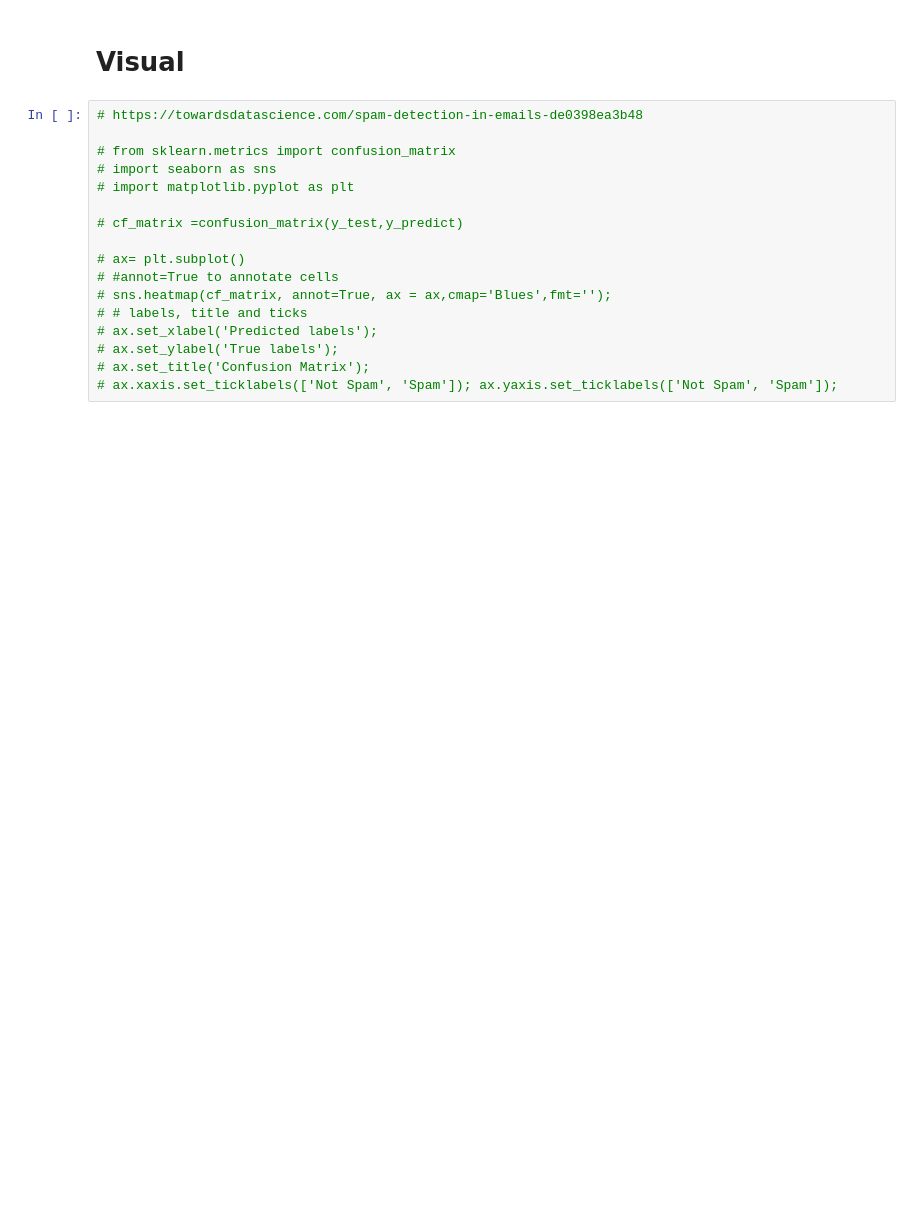
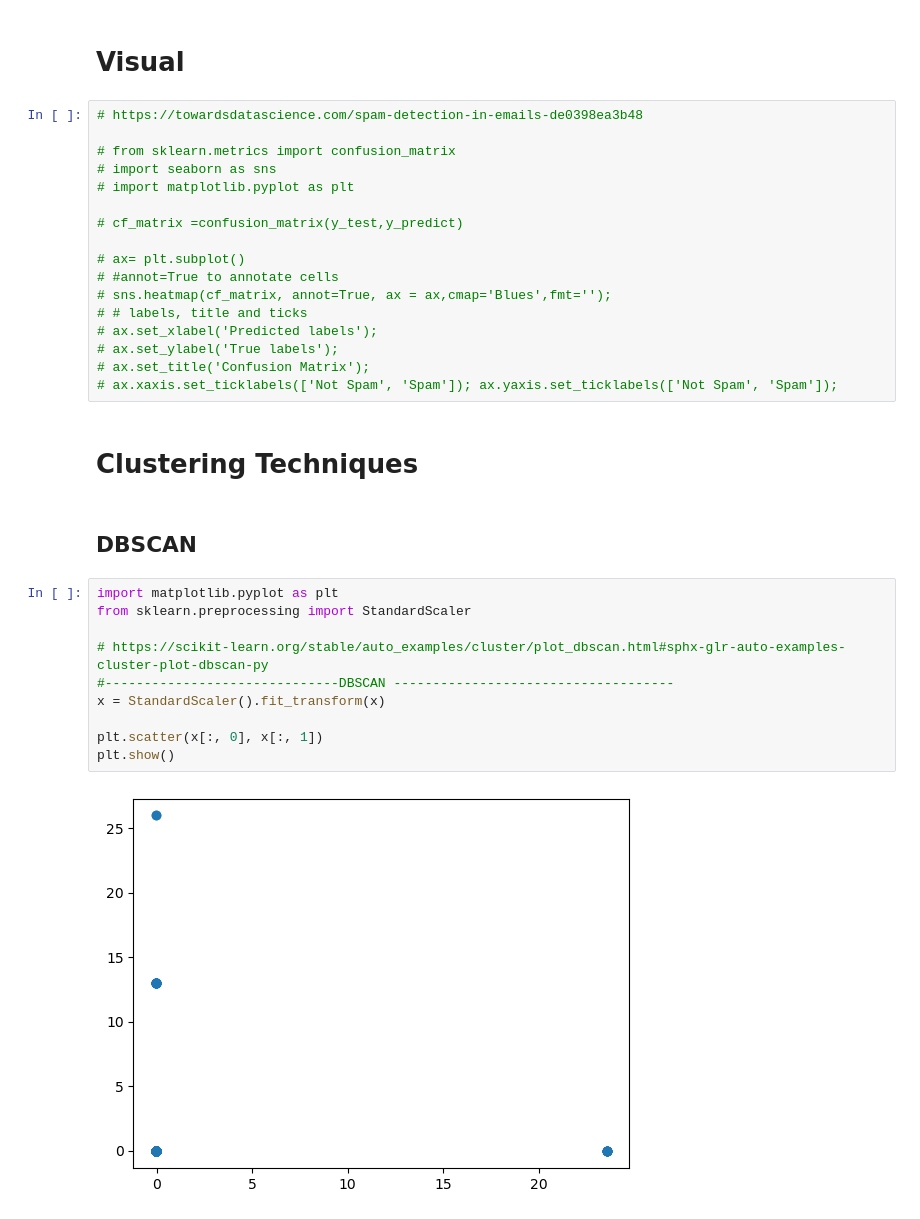
Before and after one commit to brepowell/Spam-Classifier, a Jupyter notebook: spam-classifier.ipynb, the cells around one changed output. Drawn from its saved outputs; the diff is of its cells as text; blank space fills up the shorter version.

```diff
--- a/spam-classifier.ipynb
+++ b/spam-classifier.ipynb
@@ -294,3 +296,19 @@ y_predict = model.predict(x_test)
 # ax.set_ylabel('True labels');
 # ax.set_title('Confusion Matrix');
 # ax.xaxis.set_ticklabels(['Not Spam', 'Spam']); ax.yaxis.set_ticklabels(['Not Spam', 'Spam']);
+# %% [markdown]
+# Clustering Techniques
+# %% [markdown]
+## DBSCAN
+# %%
+import matplotlib.pyplot as plt
+from sklearn.preprocessing import StandardScaler
+
+# https://scikit-learn.org/stable/auto_examples/cluster/plot_dbscan.html#sphx-glr-auto-examples-cluster-plot-dbscan-py
+#------------------------------DBSCAN ------------------------------------
+x = StandardScaler().fit_transform(x)
+
+plt.scatter(x[:, 0], x[:, 1])
+plt.show()
+# %% [output]
+[figure, added]
```
Also changed, not shown: parts of 11 cells of this notebook.
